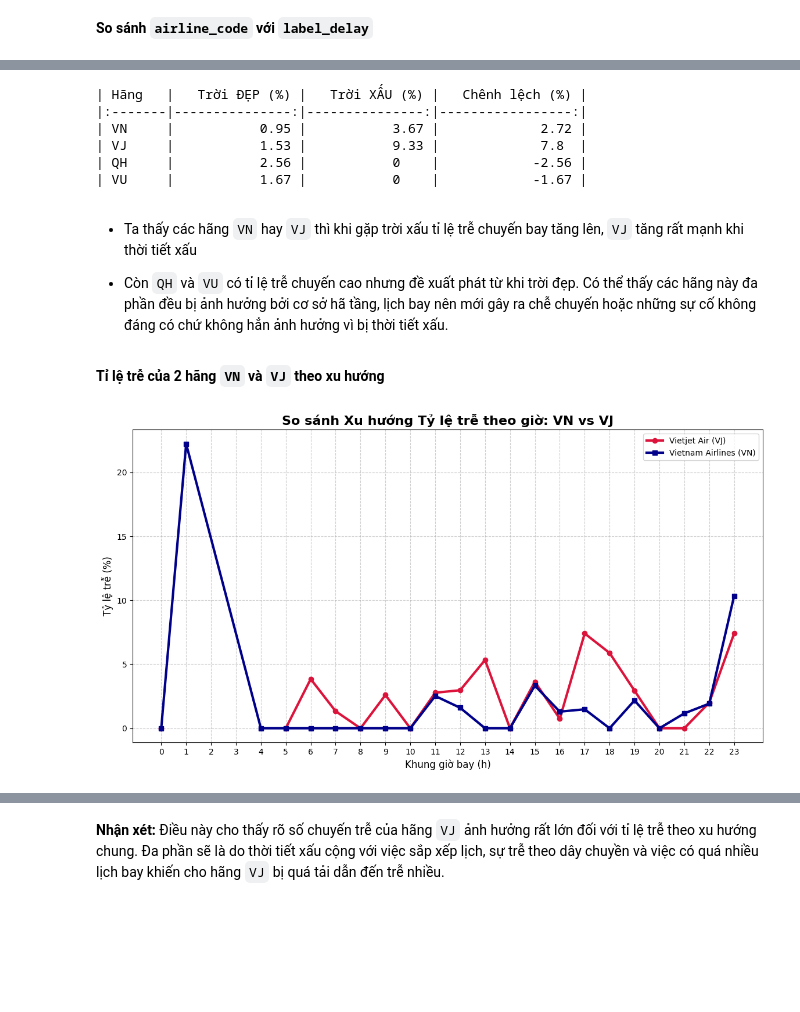
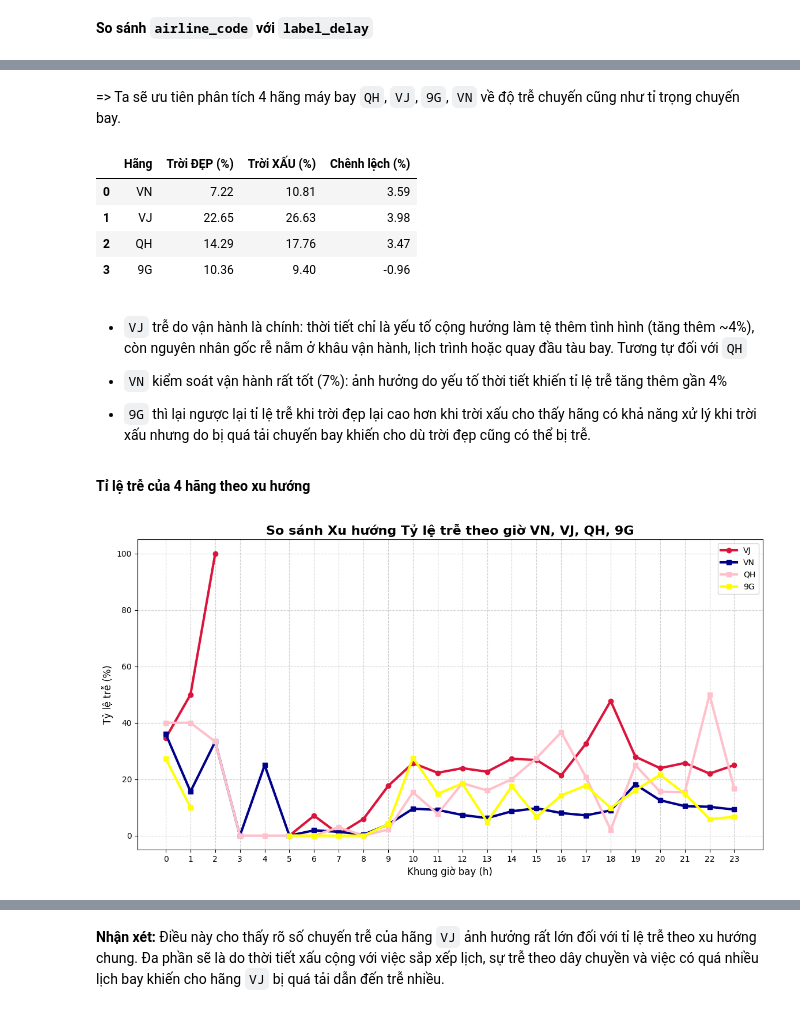
Before and after one commit to tdat1465/data-monitoring-lab, a Jupyter notebook: EDA/data_exploration.ipynb, the cells around one changed output, grey strips where cells are left out. Saved outputs shown, nothing was run; the diff lists cells and outputs as text; code cells hidden in the pictures; blank space fills up the shorter version.

```diff
--- a/EDA/data_exploration.ipynb
+++ b/EDA/data_exploration.ipynb
@@ -9,4 +9,5 @@ DATA_PATH = "./"
 # %% [markdown]
 ## Phân tích tổng quan
 # %%
-df_train = pd.read_csv(DATA_PATH + 'training_dataset_labeled_period.csv')
+df_train = pd.read_csv(DATA_PATH + 'test_flight_filtered.csv')
+df_train.head()
@@ -225,0 +259,12 @@ Các dòng `deplay_minutes` bị thiếu nhưng đều có `status_group` là `o
+# %%
+# Tạo một cột tạm thời: 1 nếu thiếu wind_direction, 0 nếu có
+df_train['missing_wind'] = df_train['wind_direction_deg'].isnull().astype(int)
+
+# So sánh tỉ lệ trễ (label_delay) hoặc số phút trễ trung bình giữa 2 nhóm
+print("So sánh tỉ lệ trễ khi có/không có dữ liệu hướng gió:")
+print(df_train.groupby('missing_wind')['label_delay'].mean())
+
+# Hoặc dùng Boxplot để so sánh delay_minutes
+sns.boxplot(x='missing_wind', y='delay_minutes', data=df_train)
+plt.title('Ảnh hưởng của việc thiếu dữ liệu gió đến số phút trễ')
+plt.show()
@@ -379,10 +451,0 @@ $\rightarrow$ Không thể nhận định là các yếu tố thời tiết là
-# %%
-# Chuyển flight_date về datetime và vẽ trend theo ngày
-df_train['flight_date'] = pd.to_datetime(df_train['flight_date'])
-daily_trend = df_train.groupby('flight_date')['label_delay'].mean()
-
-plt.figure(figsize=(12, 5))
-daily_trend.plot(marker='o', color='red')
-plt.title('Xu hướng Tỷ lệ trễ theo ngày thực tế')
-plt.ylabel('Tỷ lệ trễ')
-plt.grid(True)
@@ -586,3 +686,5 @@ print(airline_check.sort_values(by='delay_rate', ascending=False))
+# %% [markdown]
+=> Ta sẽ ưu tiên phân tích 4 hãng máy bay `QH`, `VJ`, `9G`, `VN` về độ trễ chuyến cũng như tỉ trọng chuyến bay.
 # %%
 def inspect_airlines_weather(df, airline_list):
     summary = []
@@ -608,44 +710,49 @@ def inspect_airlines_weather(df, airline_list):
     return pd.DataFrame(summary)
 
 # Chạy thử với 3 hãng lớn
-airlines_to_check = ['VN', 'VJ', 'QH', 'VU']
+airlines_to_check = ['VN', 'VJ', 'QH', '9G']
 comparison_df = inspect_airlines_weather(df_train, airlines_to_check)
-print(comparison_df.to_markdown(index=False))
+comparison_df
 # %% [output]
-| Hãng   |   Trời ĐẸP (%) |   Trời XẤU (%) |   Chênh lệch (%) |
-|:-------|---------------:|---------------:|-----------------:|
-| VN     |           0.95 |           3.67 |             2.72 |
-| VJ     |           1.53 |           9.33 |             7.8  |
-| QH     |           2.56 |           0    |            -2.56 |
-| VU     |           1.67 |           0    |            -1.67 |
+|  | Hãng | Trời ĐẸP (%) | Trời XẤU (%) | Chênh lệch (%) |
+| 0 | VN | 7.22 | 10.81 | 3.59 |
+| 1 | VJ | 22.65 | 26.63 | 3.98 |
+| 2 | QH | 14.29 | 17.76 | 3.47 |
+| 3 | 9G | 10.36 | 9.40 | -0.96 |
 # %% [markdown]
-- Ta thấy các hãng `VN` hay `VJ` thì khi gặp trời xấu tỉ lệ trễ chuyến bay tăng lên, `VJ` tăng rất mạnh khi thời tiết xấu
+- `VJ` trễ do vận hành là chính: thời tiết chỉ là yếu tố cộng hưởng làm tệ thêm tình hình (tăng thêm ~4%), còn nguyên nhân gốc rễ nằm ở khâu vận hành, lịch trình hoặc quay đầu tàu bay. Tương tự đối với `QH`
 
-- Còn `QH` và `VU` có tỉ lệ trễ chuyến cao nhưng đề xuất phát từ khi trời đẹp. Có thể thấy các hãng này đa phần đều bị ảnh hưởng bởi cơ sở hã tầng, lịch bay nên mới gây ra chễ chuyến hoặc những sự cố không đáng có chứ không hẳn ảnh hưởng vì bị thời tiết xấu.
+- `VN` kiểm soát vận hành rất tốt (7%): ảnh hưởng do yếu tố thời tiết khiến tỉ lệ trễ tăng thêm gần 4%
+
+- `9G` thì lại ngược lại tỉ lệ trễ khi trời đẹp lại cao hơn khi trời xấu cho thấy hãng có khả năng xử lý khi trời xấu nhưng do bị quá tải chuyến bay khiến cho dù trời đẹp cũng có thể bị trễ.
 # %% [markdown]
-**Tỉ lệ trễ của 2 hãng `VN` và `VJ` theo xu hướng**
+**Tỉ lệ trễ của 4 hãng theo xu hướng**
 # %%
-vj_vn_df = df_train[df_train['airline_code'].isin(['VJ', 'VN'])]
+vj_vn_df = df_train[df_train['airline_code'].isin(['VJ', 'VN', 'QH', '9G'])]
 
 # 2. Tính tỷ lệ trễ theo giờ cho từng hãng
 hourly_comparison = vj_vn_df.groupby(['scheduled_hour', 'airline_code'])['label_delay'].mean().unstack() * 100
 
 # 3. Vẽ biểu đồ đường để thấy sự khác biệt về xu hướng
 plt.figure(figsize=(14, 7))
 
 # Vẽ đường cho VJ
-plt.plot(hourly_comparison.index, hourly_comparison['VJ'], marker='o', linewidth=3, color='crimson', label='Vietjet Air (VJ)')
+plt.plot(hourly_comparison.index, hourly_comparison['VJ'], marker='o', linewidth=3, color='crimson', label='VJ')
 # Vẽ đường cho VN
-plt.plot(hourly_comparison.index, hourly_comparison['VN'], marker='s', linewidth=3, color='darkblue', label='Vietnam Airlines (VN)')
+plt.plot(hourly_comparison.index, hourly_comparison['VN'], marker='s', linewidth=3, color='darkblue', label='VN')
+
+plt.plot(hourly_comparison.index, hourly_comparison['QH'], marker='s', linewidth=3, color='pink', label='QH')
+
+plt.plot(hourly_comparison.index, hourly_comparison['9G'], marker='s', linewidth=3, color='yellow', label='9G')
 
 # Thêm các chi tiết biểu đồ
-plt.title('So sánh Xu hướng Tỷ lệ trễ theo giờ: VN vs VJ', fontsize=16, fontweight='bold')
+plt.title('So sánh Xu hướng Tỷ lệ trễ theo giờ VN, VJ, QH, 9G', fontsize=16, fontweight='bold')
 plt.xlabel('Khung giờ bay (h)', fontsize=12)
 plt.ylabel('Tỷ lệ trễ (%)', fontsize=12)
 plt.xticks(range(0, 24))
 plt.legend()
 plt.grid(True, linestyle='--', alpha=0.6)
 
 plt.show()
 # %% [output]
-[figure, old version]
+[figure, new version]
```
Also changed, not shown: parts of 52 cells of this notebook, 1 other file.
